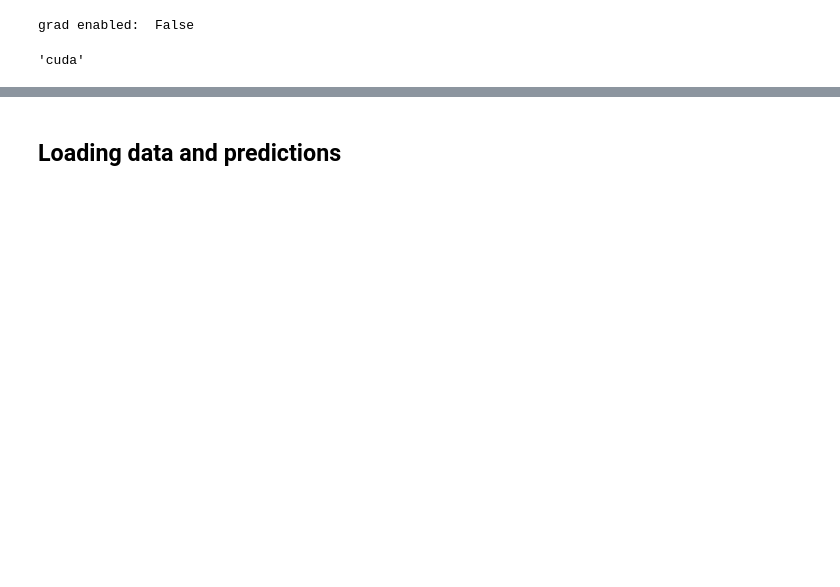
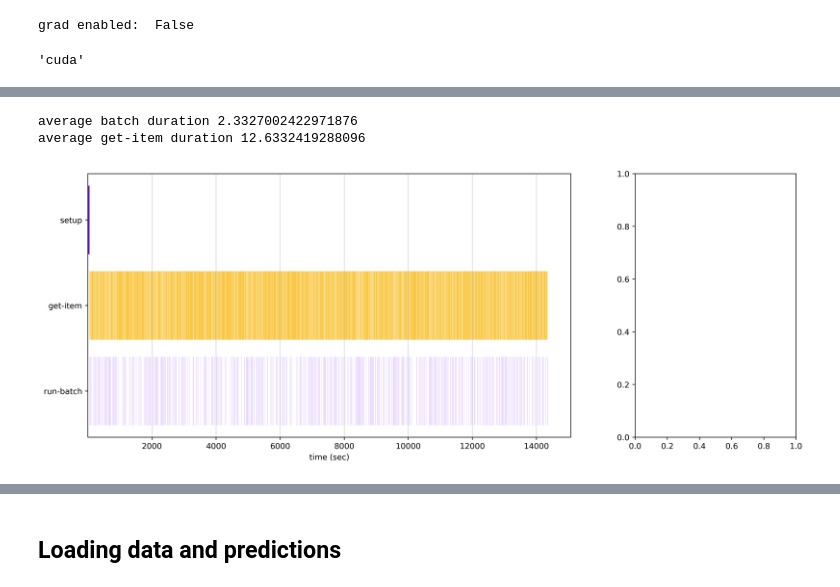
Before and after one commit to SammyAgrawal/diffusion-climsim, a Jupyter notebook: Notebooks/EvalClimsim.ipynb, the cells around one changed output, grey strips where cells are left out. Drawn from its saved outputs; the diff is of its cells as text; code cells hidden in the pictures; blank space fills up the shorter version.

```diff
--- a/Notebooks/EvalClimsim.ipynb
+++ b/Notebooks/EvalClimsim.ipynb
@@ -29,0 +116,39 @@ exp_dir = "/home/jovyan/Samarth/ClimsimProjectWork/diffusion-climsim/experiments
+# %%
+def plot_log(messages, ax, title=""):
+    origin = messages[0]["time"]
+    # Define the rows for each event type you want to visualize
+    rows = {"setup": 4, "get-item": 3, "run-batch": 2, "train": 1, "epoch": 0}
+    ax.set_yticks(list(rows.values()), labels=list(rows))
+    if title:
+        ax.set_title(title)
+    data = {"batches": [], "getitem": []}
+    for m in messages:
+        t = m["time"] - origin
+        if m["event"] == "setup end":
+            ax.barh(
+                rows["setup"], m["duration"], left=t - m["duration"], edgecolor="k", linewidth=0.1, color="#6D0EDB", zorder=1,
+            )
+        elif m["event"] == "get-item end":
+            ax.barh(
+                rows["get-item"], m["duration"], left=t - m["duration"], color="#F9C846", zorder=1,
+            )
+            data["getitem"].append(m["duration"])
+        elif m["event"] == "run-batch end":
+            ax.barh(
+                rows["run-batch"], m["duration"], left=t - m["duration"], color="#C396F9", zorder=1,
+            )
+            data["batches"].append(m["duration"])
+        elif m["event"] == "training end":
+            ax.barh(
+                rows["train"], m["duration"], left=t - m["duration"], color="#FF6554", zorder=1,
+            )
+        elif m["event"] == "epoch end":
+            ax.barh(
+                rows["epoch"], m["duration"], left=t - m["duration"], edgecolor="k", linewidth=0.1, color="#FF9E0D", zorder=1,
+            )
+
+    ax.grid(axis="x", zorder=0, alpha=0.5)
+    ax.set_xlabel("time (sec)")
+
+    print("average batch duration", np.mean(data["batches"]))
+    print("average get-item duration", np.mean(data["getitem"]))
@@ -29,0 +222,7 @@ exp_dir = "/home/jovyan/Samarth/ClimsimProjectWork/diffusion-climsim/experiments
+# %%
+fig, axes = plt.subplots(ncols=2, nrows=1, figsize=(16, 6), width_ratios=[3, 1], dpi=400)
+plot_log(messages, axes[0], title="")
+# %% [output]
+average batch duration 2.3327002422971876
+average get-item duration 12.6332419288096
+[figure, added]
```
Also changed, not shown: parts of 112 cells of this notebook, 6 other files.
